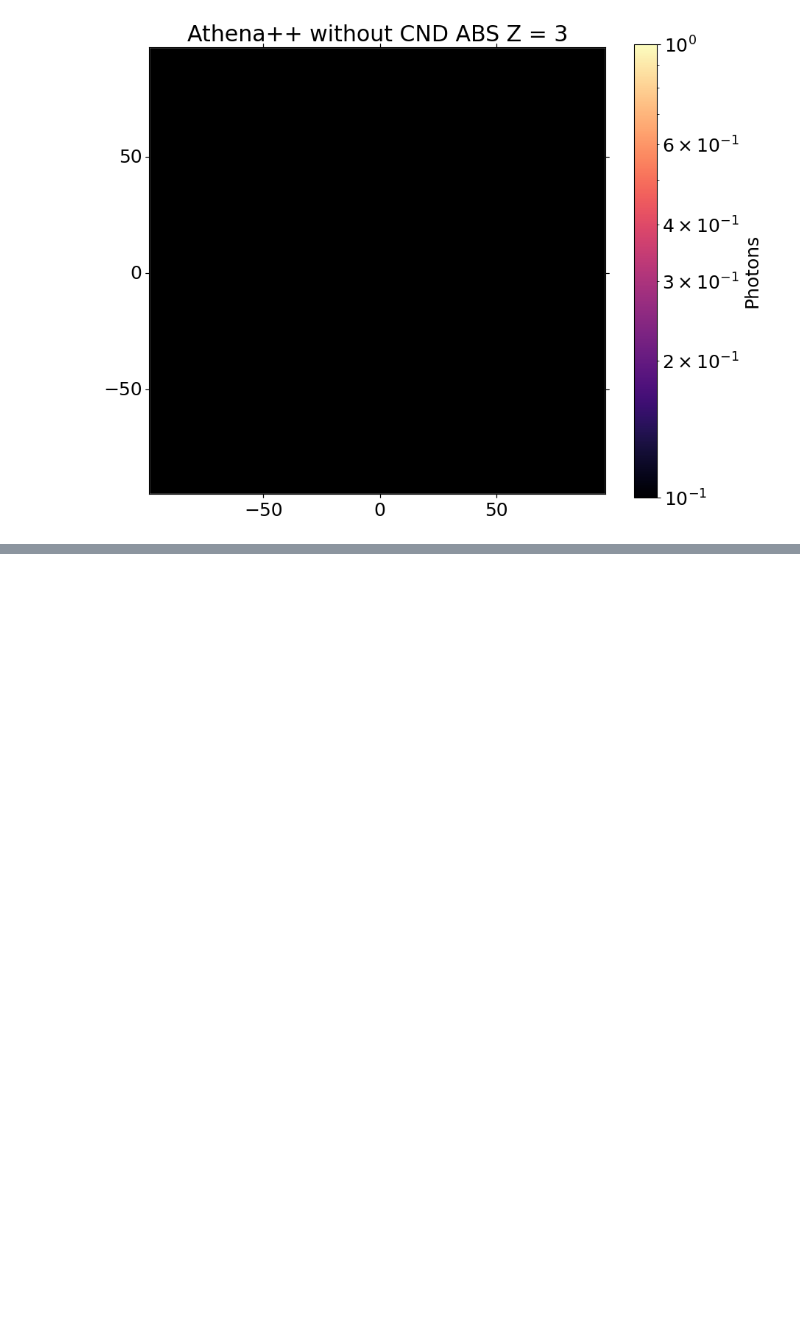
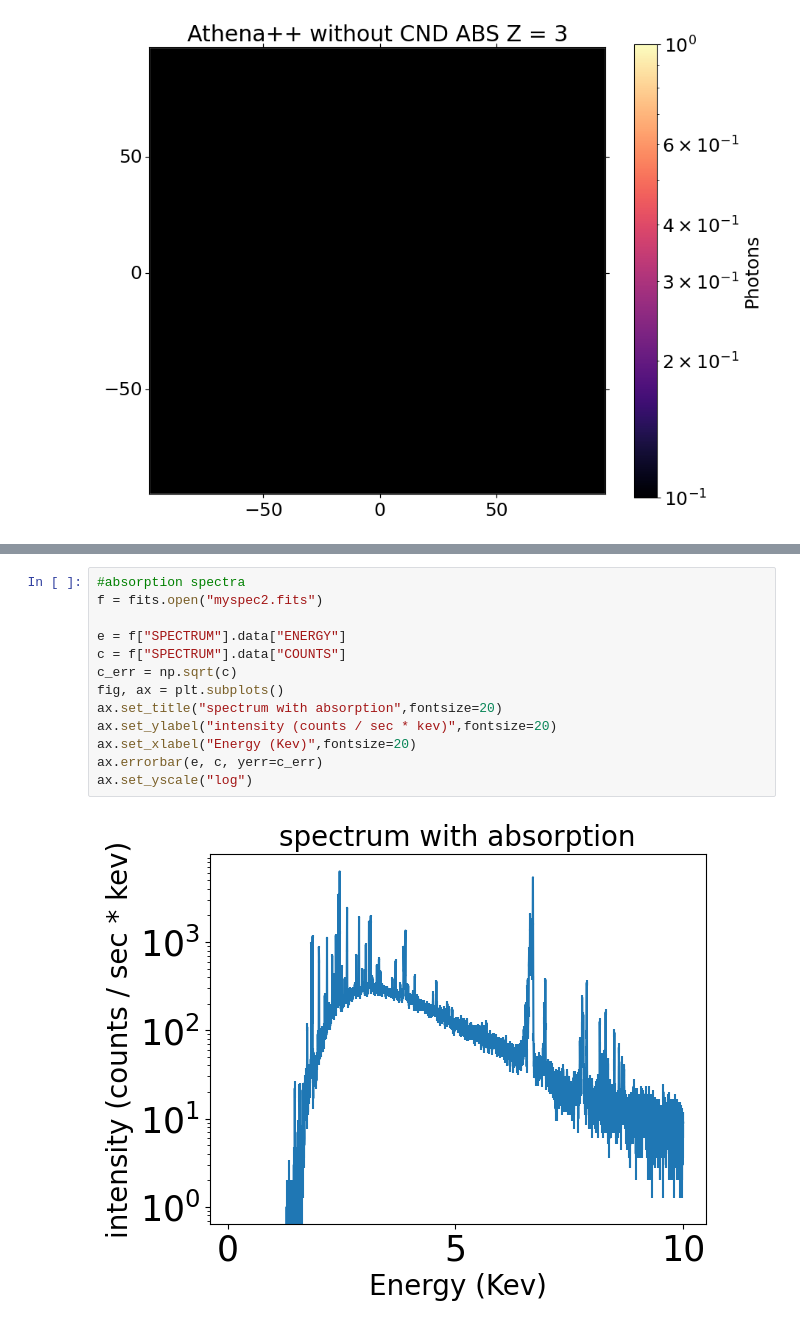
Before and after one commit to DanK-23/SOSAXE-Project, a Jupyter notebook: Dan_SOSAXE.ipynb, the cells around one changed output, grey strips where cells are left out. Drawn from its saved outputs; the diff is of its cells as text; blank space fills up the shorter version.

```diff
--- a/Dan_SOSAXE.ipynb
+++ b/Dan_SOSAXE.ipynb
@@ -670,0 +500,15 @@ with fits.open("totchandra_230kscut_img.fits") as f:
+# %%
+#absorption spectra
+f = fits.open("myspec2.fits")
+
+e = f["SPECTRUM"].data["ENERGY"]
+c = f["SPECTRUM"].data["COUNTS"]
+c_err = np.sqrt(c)
+fig, ax = plt.subplots()
+ax.set_title("spectrum with absorption",fontsize=20)
+ax.set_ylabel("intensity (counts / sec * kev)",fontsize=20)
+ax.set_xlabel("Energy (Kev)",fontsize=20)
+ax.errorbar(e, c, yerr=c_err)
+ax.set_yscale("log")
+# %% [output]
+[figure, added]
```
Also changed, not shown: parts of 43 cells of this notebook.
